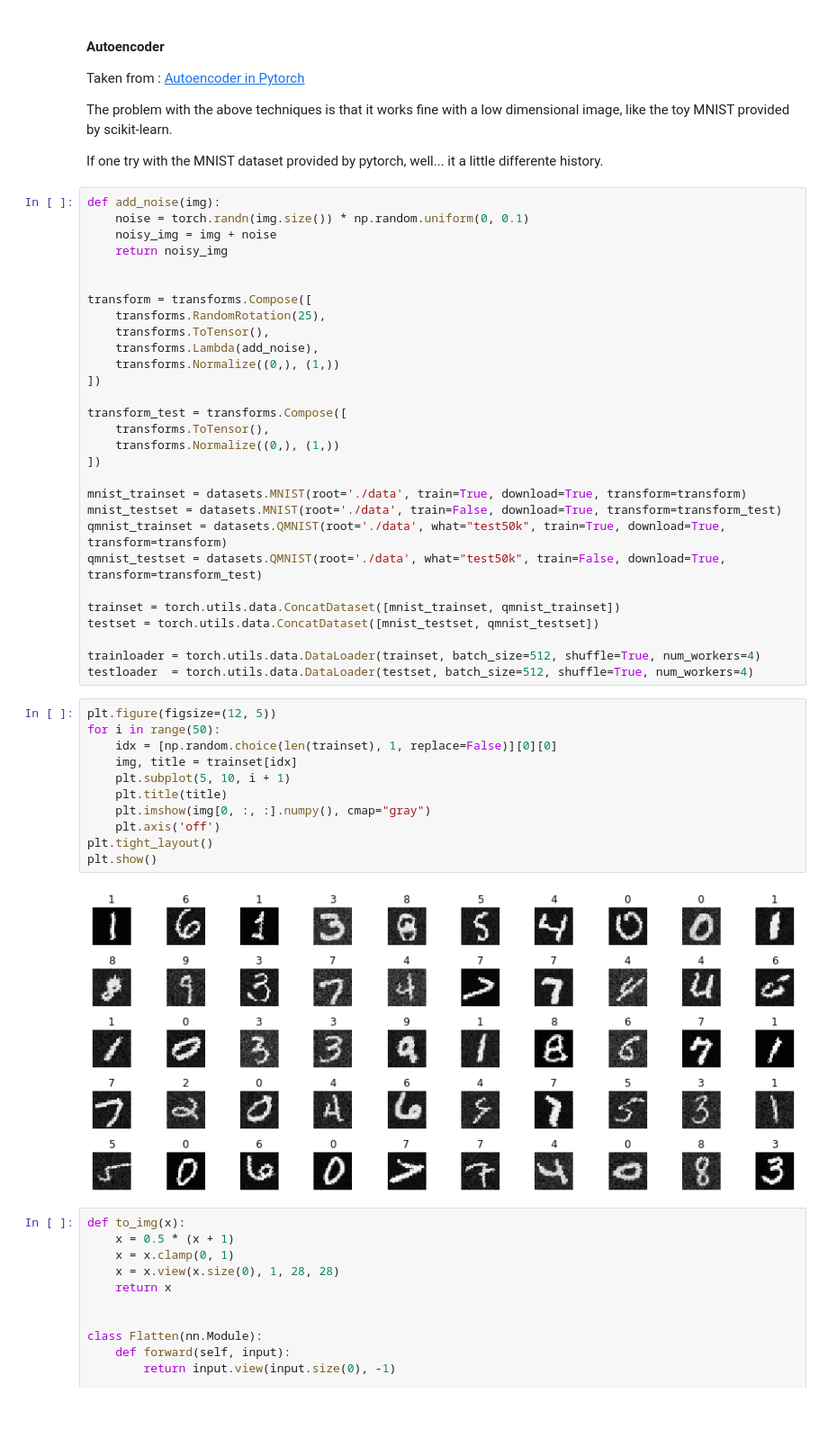
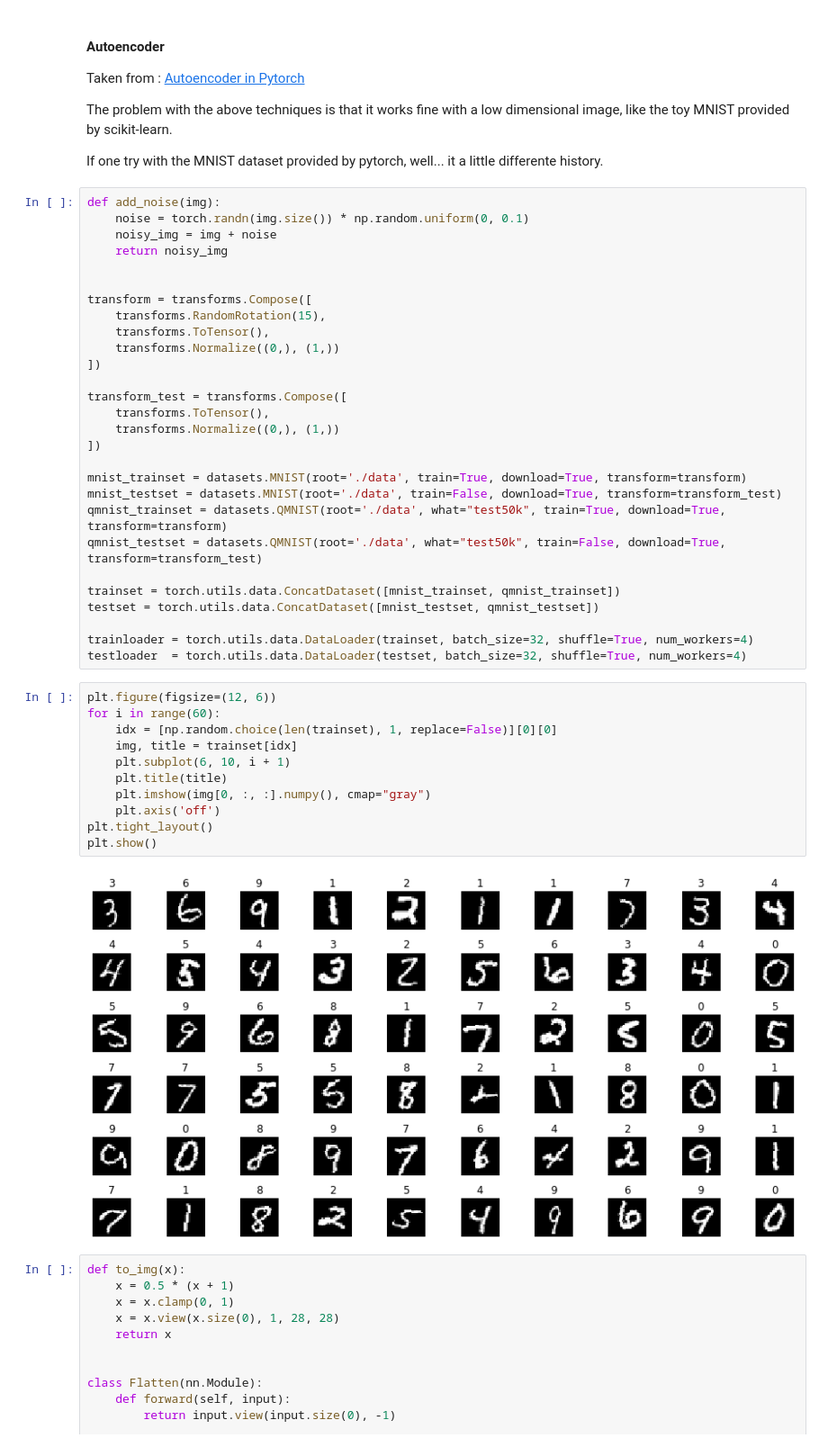
Before and after one commit to rdenadai/AI-Study-Notebooks, a Jupyter notebook: code/notebooks/7. SOM (Kohonen MAP).ipynb, the cells around one changed output. Shown at 90% size. Cells and saved outputs as stored; diff of their text form; blank space fills up the shorter version.

```diff
--- a/code/notebooks/7. SOM (Kohonen MAP).ipynb
+++ b/code/notebooks/7. SOM (Kohonen MAP).ipynb
@@ -493,9 +468,8 @@ def add_noise(img):
 
 
 transform = transforms.Compose([
-    transforms.RandomRotation(25),
+    transforms.RandomRotation(15),
     transforms.ToTensor(),
-    transforms.Lambda(add_noise),
     transforms.Normalize((0,), (1,))
 ])
 
@@ -512,21 +486,21 @@ qmnist_testset = datasets.QMNIST(root='./data', what="test50k", train=False, dow
 trainset = torch.utils.data.ConcatDataset([mnist_trainset, qmnist_trainset])
 testset = torch.utils.data.ConcatDataset([mnist_testset, qmnist_testset])
 
-trainloader = torch.utils.data.DataLoader(trainset, batch_size=512, shuffle=True, num_workers=4)
-testloader  = torch.utils.data.DataLoader(testset, batch_size=512, shuffle=True, num_workers=4)
+trainloader = torch.utils.data.DataLoader(trainset, batch_size=32, shuffle=True, num_workers=4)
+testloader  = torch.utils.data.DataLoader(testset, batch_size=32, shuffle=True, num_workers=4)
 # %%
-plt.figure(figsize=(12, 5))
-for i in range(50):
+plt.figure(figsize=(12, 6))
+for i in range(60):
     idx = [np.random.choice(len(trainset), 1, replace=False)][0][0]
     img, title = trainset[idx]
-    plt.subplot(5, 10, i + 1)
+    plt.subplot(6, 10, i + 1)
     plt.title(title)
     plt.imshow(img[0, :, :].numpy(), cmap="gray")
     plt.axis('off')
 plt.tight_layout()
 plt.show()
 # %% [output]
-[figure, old version]
+[figure, new version]
 # %%
 def to_img(x):
     x = 0.5 * (x + 1)
```
Also changed, not shown: parts of 19 cells of this notebook, 4 other files.
